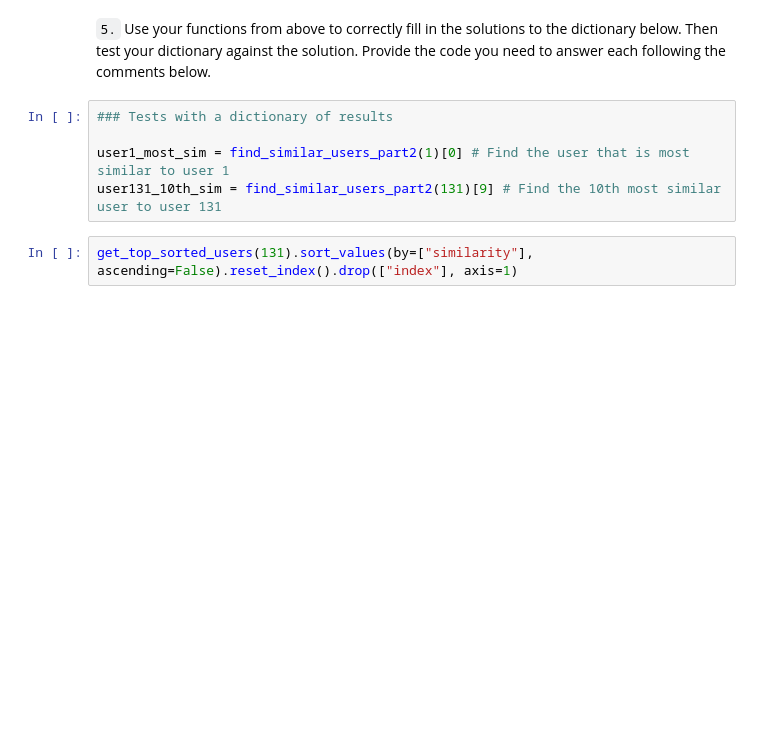
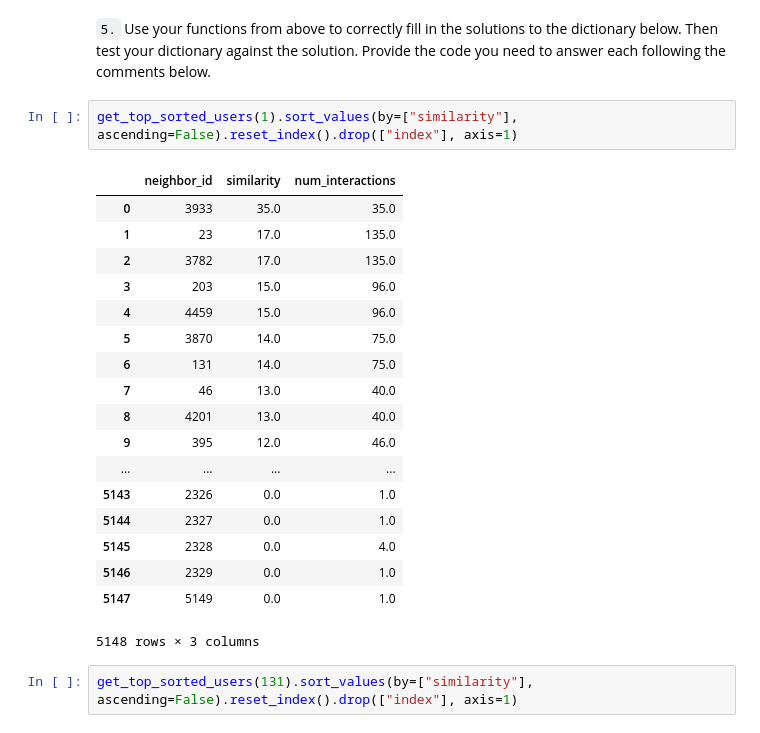
Before and after one commit to PaperStrange/Udacity_DataScientist, a Jupyter notebook: DS_term2_project3/model/Recommendations_with_IBM.ipynb, the cells around one changed output. Saved outputs shown, nothing was run; the diff lists cells and outputs as text; blank space fills up the shorter version.

```diff
--- a/DS_term2_project3/model/Recommendations_with_IBM.ipynb
+++ b/DS_term2_project3/model/Recommendations_with_IBM.ipynb
@@ -659,10 +722,26 @@ print(rec_names)
 # %% [markdown]
 `5.` Use your functions from above to correctly fill in the solutions to the dictionary below.  Then test your dictionary against the solution.  Provide the code you need to answer each following the comments below.
-# %%
-### Tests with a dictionary of results
-
-user1_most_sim = find_similar_users_part2(1)[0] # Find the user that is most similar to user 1
-user131_10th_sim = find_similar_users_part2(131)[9] # Find the 10th most similar user to user 131
+# %%
+get_top_sorted_users(1).sort_values(by=["similarity"], ascending=False).reset_index().drop(["index"], axis=1)
+# %% [output]
+|  | neighbor_id | similarity | num_interactions |
+| 0 | 3933 | 35.0 | 35.0 |
+| 1 | 23 | 17.0 | 135.0 |
+| 2 | 3782 | 17.0 | 135.0 |
+| 3 | 203 | 15.0 | 96.0 |
+| 4 | 4459 | 15.0 | 96.0 |
+| 5 | 3870 | 14.0 | 75.0 |
+| 6 | 131 | 14.0 | 75.0 |
+| 7 | 46 | 13.0 | 40.0 |
+| 8 | 4201 | 13.0 | 40.0 |
+| 9 | 395 | 12.0 | 46.0 |
+| ... | ... | ... | ... |
+| 5143 | 2326 | 0.0 | 1.0 |
+| 5144 | 2327 | 0.0 | 1.0 |
+| 5145 | 2328 | 0.0 | 4.0 |
+| 5146 | 2329 | 0.0 | 1.0 |
+| 5147 | 5149 | 0.0 | 1.0 |
+5148 rows × 3 columns
 # %%
 get_top_sorted_users(131).sort_values(by=["similarity"], ascending=False).reset_index().drop(["index"], axis=1)
 # %% [output]
```
Also changed, not shown: parts of 24 cells of this notebook.
